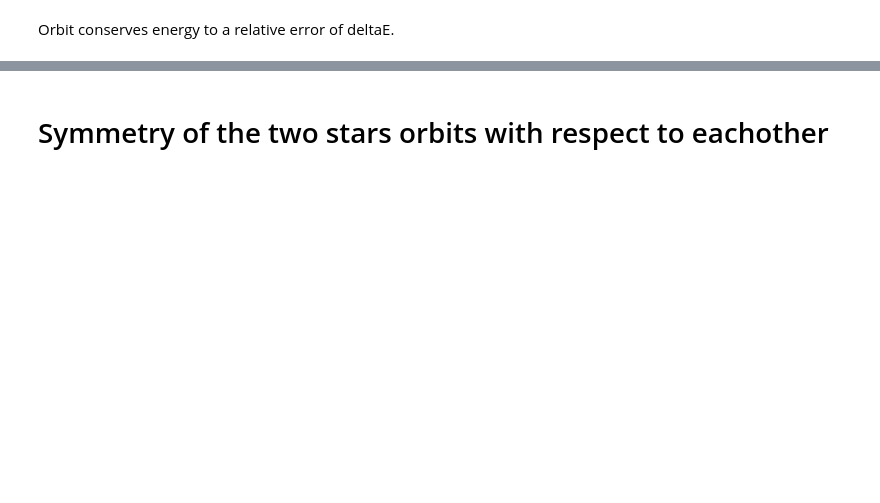
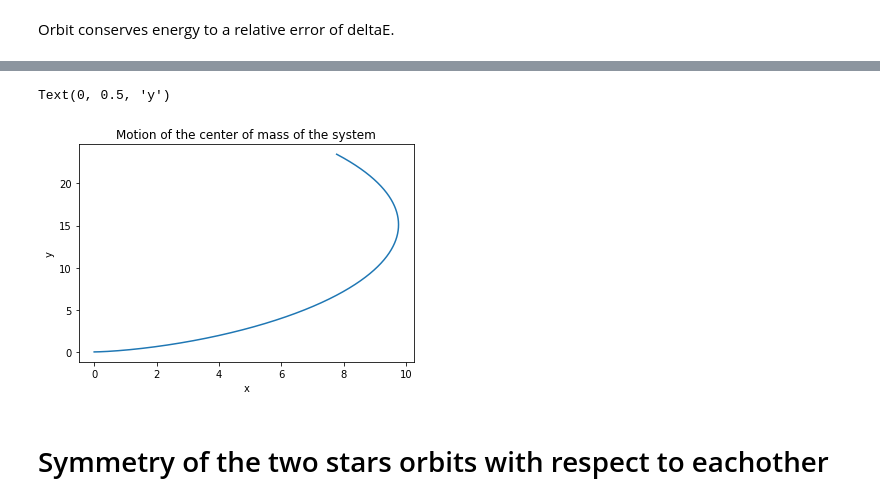
Before and after one commit to sdorsher/ThreeBodyOrbits, a Jupyter notebook: TwoStarsOnePlanet.ipynb, the cells around one changed output, grey strips where cells are left out. Cells and saved outputs as stored; diff of their text form; code cells hidden in the pictures; blank space fills up the shorter version.

```diff
--- a/TwoStarsOnePlanet.ipynb
+++ b/TwoStarsOnePlanet.ipynb
@@ -414,3 +518,11 @@ Orbit conserves energy to a relative error of deltaE.
+# %%
+plt.plot(cmprimary[:,0],cmprimary[:,1])
+plt.title("Motion of the center of mass of the system")
+plt.xlabel("x")
+plt.ylabel("y")
+# %% [output]
+Text(0, 0.5, 'y')
+[figure, added]
 # %% [markdown]
 # Symmetry of the two stars orbits with respect to eachother
 # %%
```
Also changed, not shown: parts of 14 cells of this notebook, 1 other file.
